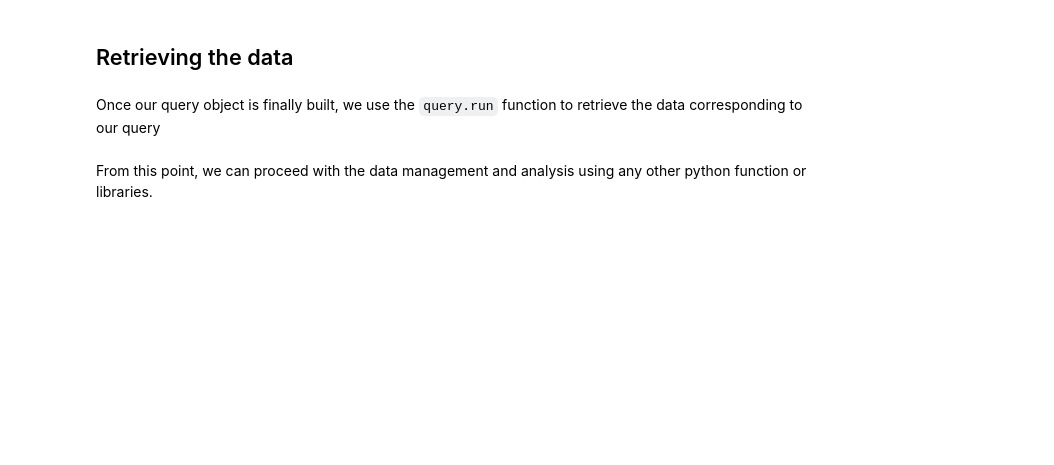
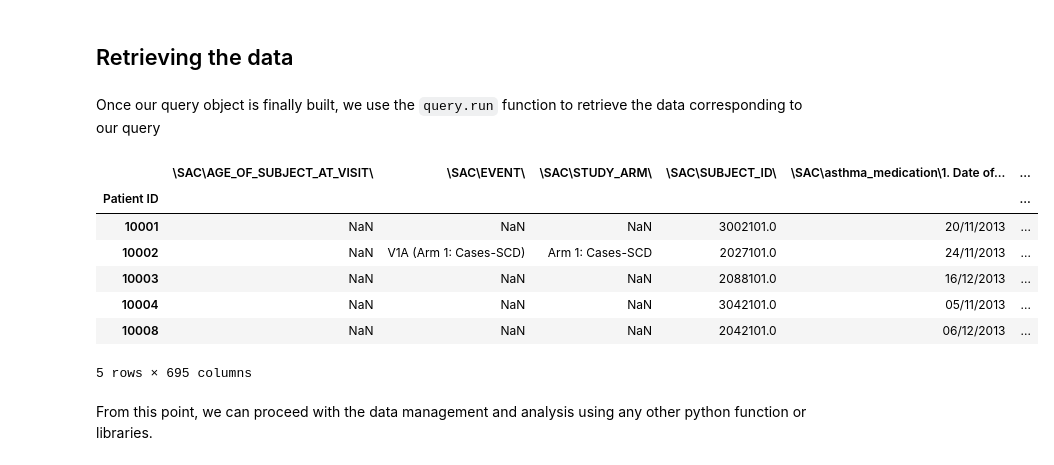
Before and after one commit to hms-dbmi/Access-to-Data-using-PIC-SURE-API, a Jupyter notebook: Cure_Sickle_Cell/python/PICSURE_API_101.ipynb, the cells around one changed output. Saved outputs shown, nothing was run; the diff lists cells and outputs as text; code cells hidden in the pictures; blank space fills up the shorter version.

```diff
--- a/Cure_Sickle_Cell/python/PICSURE_API_101.ipynb
+++ b/Cure_Sickle_Cell/python/PICSURE_API_101.ipynb
@@ -214,4 +318,13 @@ query_result.shape
 # %%
-query_result.head()
+query_df.head()
+# %% [output]
+|  | \SAC\AGE_OF_SUBJECT_AT_VISIT\ | \SAC\EVENT\ | \SAC\STUDY_ARM\ | \SAC\SUBJECT_ID\ | \SAC\asthma_medication\1. Date of... | ... |
+| Patient ID |  |  |  |  |  | ... |
+| 10001 | NaN | NaN | NaN | 3002101.0 | 20/11/2013 | ... |
+| 10002 | NaN | V1A (Arm 1: Cases-SCD) | Arm 1: Cases-SCD | 2027101.0 | 24/11/2013 | ... |
+| 10003 | NaN | NaN | NaN | 2088101.0 | 16/12/2013 | ... |
+| 10004 | NaN | NaN | NaN | 3042101.0 | 05/11/2013 | ... |
+| 10008 | NaN | NaN | NaN | 2042101.0 | 06/12/2013 | ... |
+5 rows × 695 columns
 # %% [markdown]
 From this point, we can proceed with the data management and analysis using any other python function or libraries.
```
Also changed, not shown: parts of 17 cells of this notebook, 3 other files.
